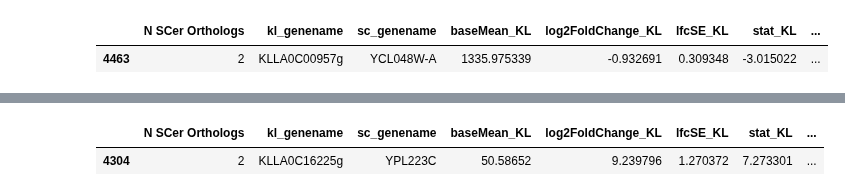
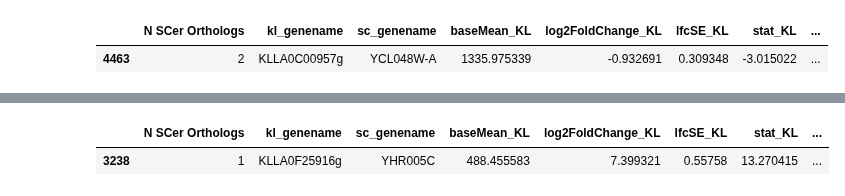
Before and after one commit to heineike02/yeast_esr_expression_analysis, a Jupyter notebook: scripts/20181116_klscpka_r1g1_m24_cross_species_comparison.ipynb, the cells around one changed output, grey strips where cells are left out. Saved outputs shown, nothing was run; the diff lists cells and outputs as text; code cells hidden in the pictures.

```diff
--- a/scripts/20181116_klscpka_r1g1_m24_cross_species_comparison.ipynb
+++ b/scripts/20181116_klscpka_r1g1_m24_cross_species_comparison.ipynb
@@ -103,7 +103,7 @@ species = ['KL', 'SC']
 # conditions = ["AS_noNMPP1_YPD_t40", "AS_yesNMPP1_YPD_t40"]
 for spec in species:
     #Load DEseq data for AS +/- drug
-    lfc_data_spec = pd.read_csv(os.path.normpath(data_processing_dir + '\\kl_sc_PKA_as_m24_r1g1_20181017\\20181017_deseq_' + spec + '_AS_nmpp1.csv'), index_col=0)
+    lfc_data_spec = pd.read_csv(os.path.normpath(data_processing_dir + '\\kl_sc_PKA_as_m24_r1g1_20181017\\20181017_deseq_' + spec + '_AS_WT_nmpp1.csv'), index_col=0)
     if spec == 'KL':
         kl_genenames = io_library.kl_genename_convert_list(lfc_data_spec.index)
         lfc_data_spec['kl_genename'] = kl_genenames
@@ -401,7 +434,7 @@ py.iplot(fig, filename= 'AS_pmNMPP1_kl_v_sc_SC_r1g1_m24')
 # %% [output]
 [interactive output not drawn]
 # %%
-kl_sc_PKA_data[kl_sc_PKA_data['SC_common_name']=='GRE1']
+kl_sc_PKA_data[kl_sc_PKA_data['SC_common_name']=='GPA1']
 # %% [output]
 |  | N SCer Orthologs | kl_genename | sc_genename | baseMean_KL | log2FoldChange_KL | lfcSE_KL | stat_KL | ... |
-| 4304 | 2 | KLLA0C16225g | YPL223C | 50.58652 | 9.239796 | 1.270372 | 7.273301 | ... |
+| 3238 | 1 | KLLA0F25916g | YHR005C | 488.455583 | 7.399321 | 0.55758 | 13.270415 | ... |
```
Also changed, not shown: parts of 4 cells of this notebook, 4 other files.
